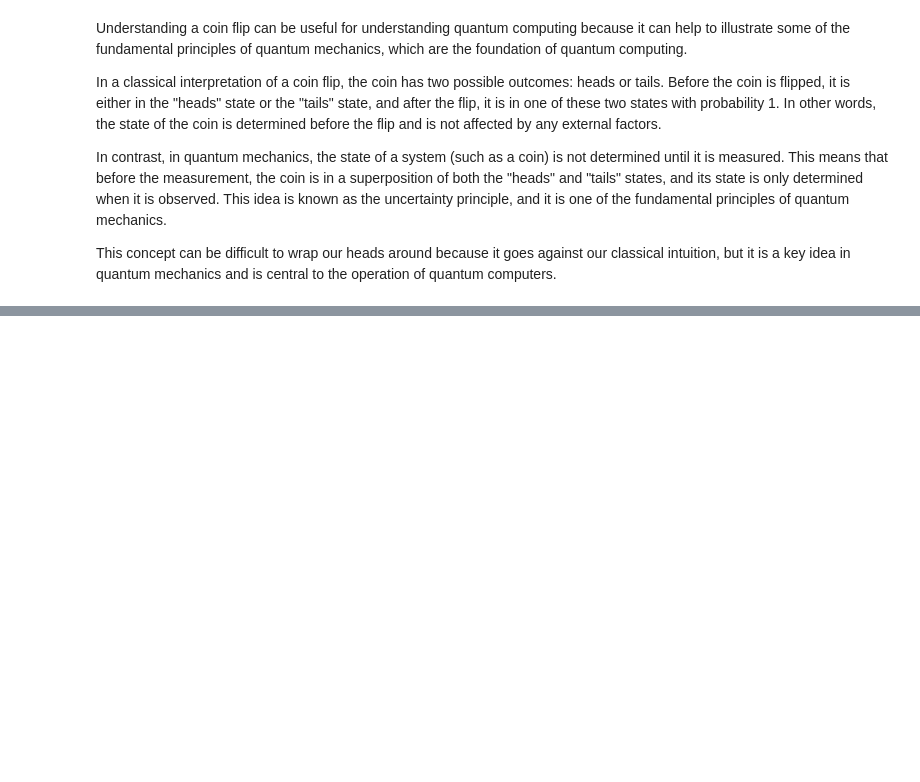
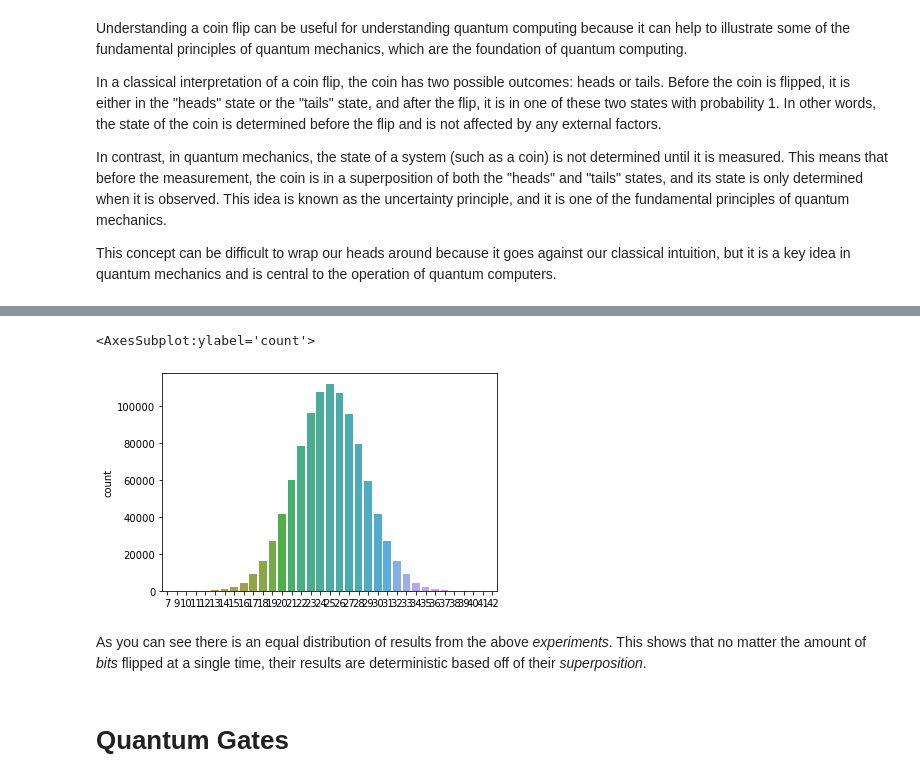
Before and after one commit to MurphyUan/EmergingTechno, a Jupyter notebook: content/quantum-computin.ipynb, the cells around one changed output, grey strips where cells are left out. Drawn from its saved outputs; the diff is of its cells as text; code cells hidden in the pictures; blank space fills up the shorter version.

Commit message:
Changes Made, Quantum Gates and Added Requirements

```diff
--- a/content/quantum-computin.ipynb
+++ b/content/quantum-computin.ipynb
@@ -29,0 +62,11 @@ import itertools
+# %%
+# Outcomes of Flipping 50 coins 1mil times
+sns.countplot(x = np.random.binomial(50, 0.5, 1000000))
+# %% [output]
+<AxesSubplot:ylabel='count'>
+[figure, added]
+# %% [markdown]
+As you can see there is an equal distribution of results from the above *experiments*. This shows that no matter the amount of *bits* flipped at a single time, their results are deterministic based off of their *superposition*.
+# %% [markdown]
+Quantum Gates
+=====
```
Also changed, not shown: parts of 12 cells of this notebook, 2 other files.
